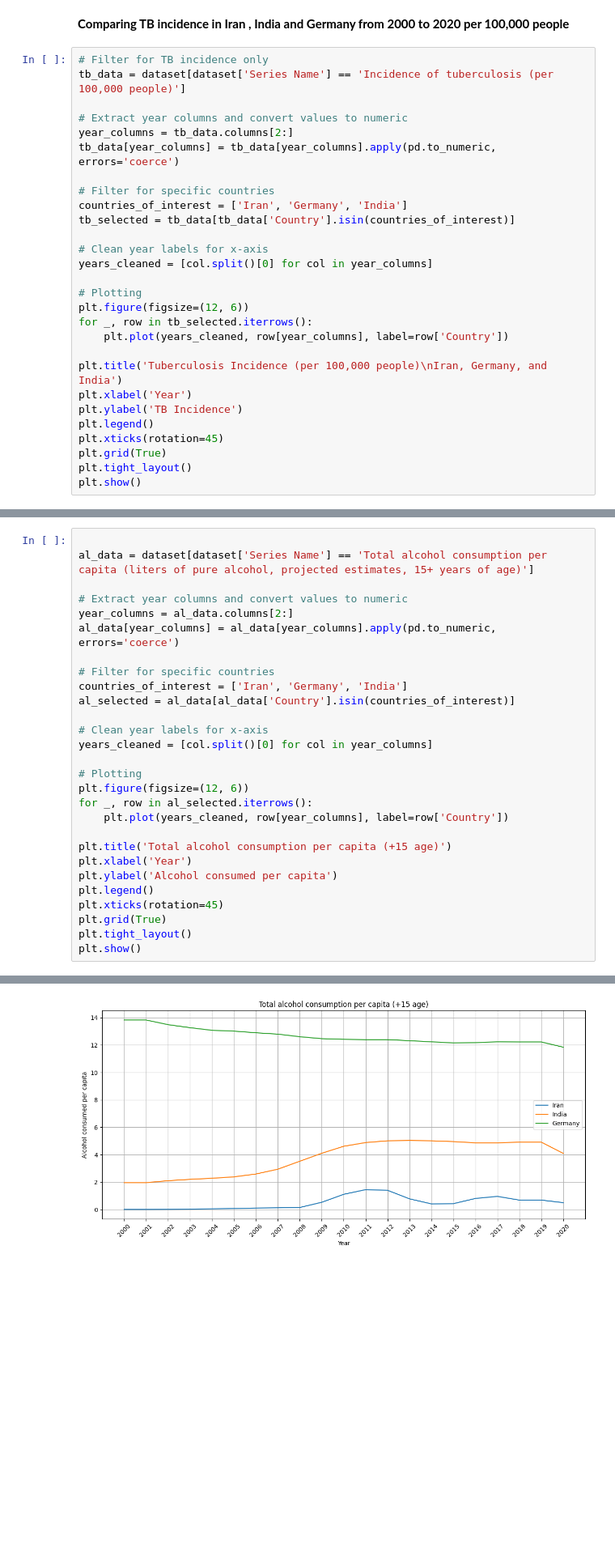
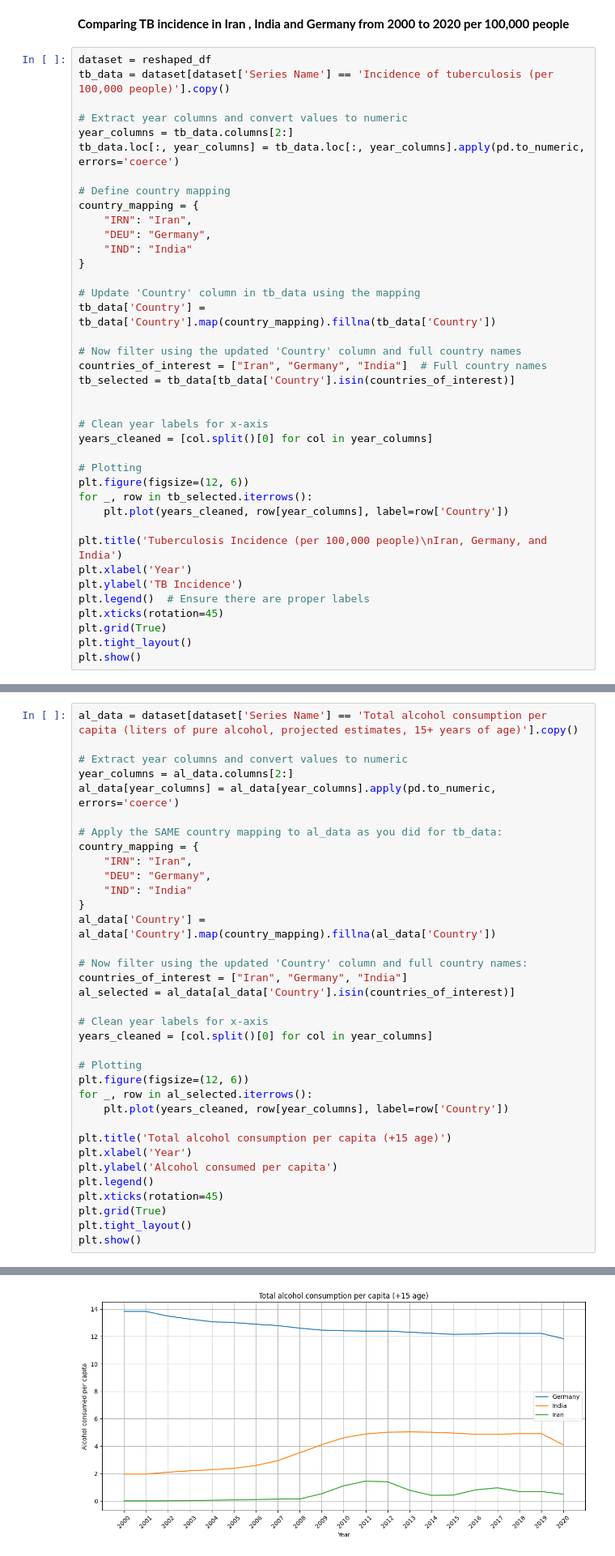
Before and after one commit to Man2Dev/colab, a Jupyter notebook: MainProject.ipynb, the cells around one changed output, grey strips where cells are left out. Shown at 81% size. Cells and saved outputs as stored; diff of their text form; blank space fills up the shorter version.

```diff
--- a/MainProject.ipynb
+++ b/MainProject.ipynb
@@ -19,16 +89,27 @@ dataset = pd.read_csv(io.BytesIO(uploaded['alcohol.csv']))
 # %% [markdown]
 **Comparing TB incidence in Iran , India and Germany from 2000 to 2020 per 100,000 people**
 # %%
-# Filter for TB incidence only
-tb_data = dataset[dataset['Series Name'] == 'Incidence of tuberculosis (per 100,000 people)']
+dataset = reshaped_df
+tb_data = dataset[dataset['Series Name'] == 'Incidence of tuberculosis (per 100,000 people)'].copy()
 
 # Extract year columns and convert values to numeric
 year_columns = tb_data.columns[2:]
-tb_data[year_columns] = tb_data[year_columns].apply(pd.to_numeric, errors='coerce')
+tb_data.loc[:, year_columns] = tb_data.loc[:, year_columns].apply(pd.to_numeric, errors='coerce')
 
-# Filter for specific countries
-countries_of_interest = ['Iran', 'Germany', 'India']
+# Define country mapping
+country_mapping = {
+    "IRN": "Iran",
+    "DEU": "Germany",
+    "IND": "India"
+}
+
+# Update 'Country' column in tb_data using the mapping
+tb_data['Country'] = tb_data['Country'].map(country_mapping).fillna(tb_data['Country'])
+
+# Now filter using the updated 'Country' column and full country names
+countries_of_interest = ["Iran", "Germany", "India"]  # Full country names
 tb_selected = tb_data[tb_data['Country'].isin(countries_of_interest)]
+
 
 # Clean year labels for x-axis
 years_cleaned = [col.split()[0] for col in year_columns]
@@ -41,7 +122,7 @@ for _, row in tb_selected.iterrows():
 plt.title('Tuberculosis Incidence (per 100,000 people)\nIran, Germany, and India')
 plt.xlabel('Year')
 plt.ylabel('TB Incidence')
-plt.legend()
+plt.legend()  # Ensure there are proper labels
 plt.xticks(rotation=45)
 plt.grid(True)
 plt.tight_layout()
@@ -58,13 +132,20 @@ See the caveats in the documentation: https://pandas.pydata.org/pandas-docs/stab
 # %%
-
-al_data = dataset[dataset['Series Name'] == 'Total alcohol consumption per capita (liters of pure alcohol, projected estimates, 15+ years of age)']
+al_data = dataset[dataset['Series Name'] == 'Total alcohol consumption per capita (liters of pure alcohol, projected estimates, 15+ years of age)'].copy()
 
 # Extract year columns and convert values to numeric
 year_columns = al_data.columns[2:]
 al_data[year_columns] = al_data[year_columns].apply(pd.to_numeric, errors='coerce')
 
-# Filter for specific countries
-countries_of_interest = ['Iran', 'Germany', 'India']
+# Apply the SAME country mapping to al_data as you did for tb_data:
+country_mapping = {
+    "IRN": "Iran",
+    "DEU": "Germany",
+    "IND": "India"
+}
+al_data['Country'] = al_data['Country'].map(country_mapping).fillna(al_data['Country'])
+
+# Now filter using the updated 'Country' column and full country names:
+countries_of_interest = ["Iran", "Germany", "India"]
 al_selected = al_data[al_data['Country'].isin(countries_of_interest)]
 
 # Clean year labels for x-axis
@@ -92 +168 @@ See the caveats in the documentation: https://pandas.pydata.org/pandas-docs/stab
-[figure, old version]
+[figure, new version]
```
Also changed, not shown: parts of 14 cells of this notebook.
